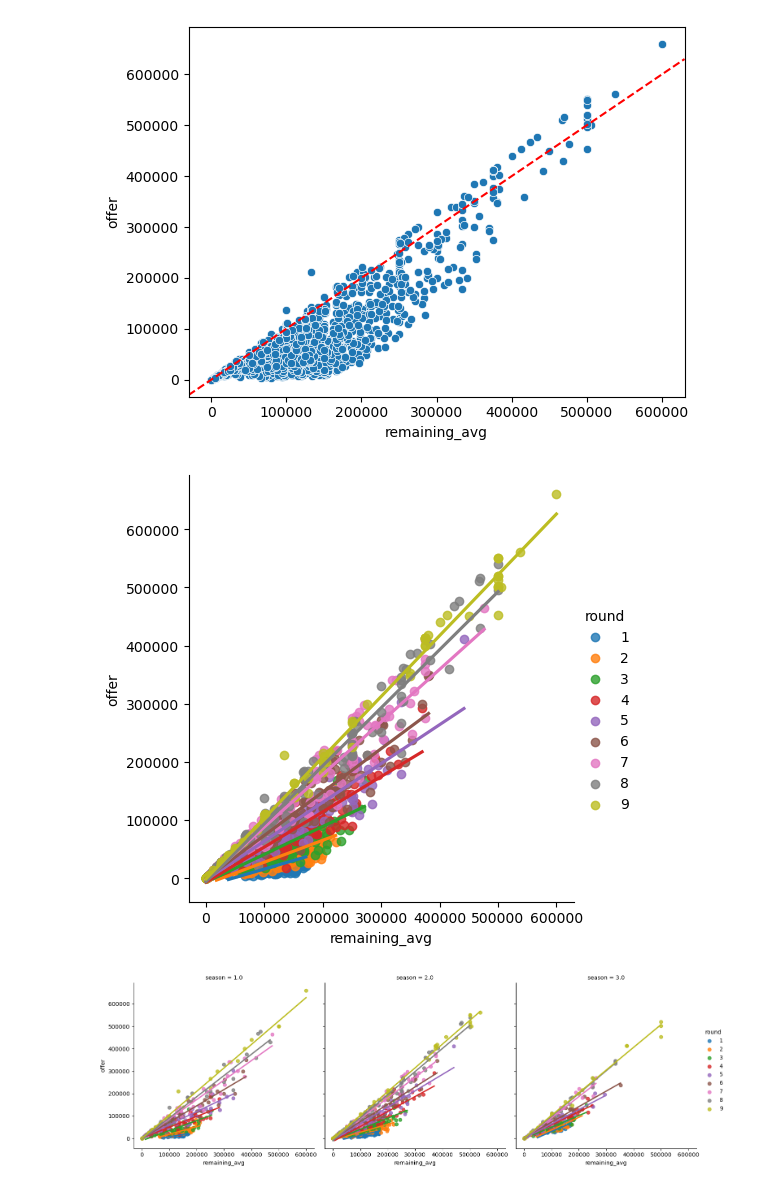
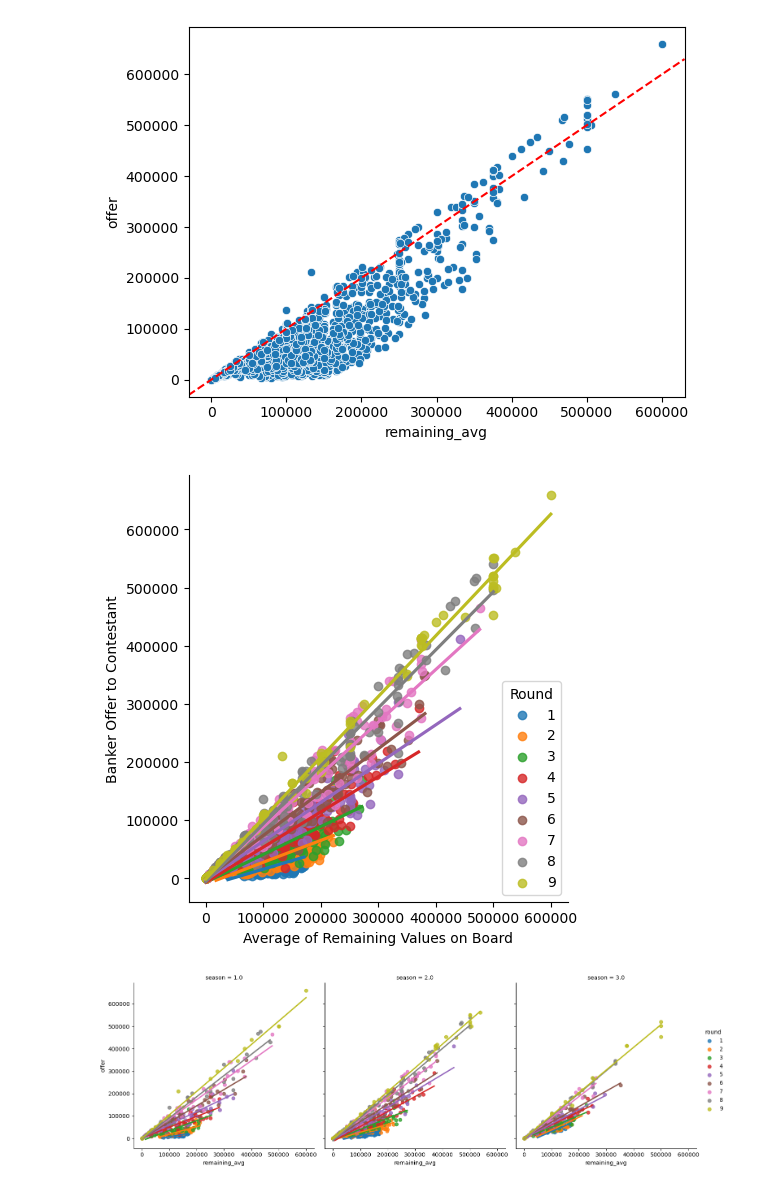
Before and after one commit to djmnason/dond_analysis, a Jupyter notebook: modeling/exploration.ipynb, the cells around one changed output. Saved outputs shown, nothing was run; the diff lists cells and outputs as text; code cells hidden in the pictures.

```diff
--- a/modeling/exploration.ipynb
+++ b/modeling/exploration.ipynb
@@ -204,10 +214,14 @@ plt.show()
 # %% [output]
 [figure]
 # %%
-sns.lmplot(data=offer_round_data, x='remaining_avg', y='offer', hue='round', ci=None, palette='tab10')
+sns.lmplot(data=offer_round_data, x='remaining_avg', y='offer', hue='round', ci=None, palette='tab10', legend=False)
+plt.ylabel('Banker Offer to Contestant')
+plt.xlabel('Average of Remaining Values on Board')
+plt.legend(title='Round', loc=4)
+# plt.savefig('offer_avg_lm.png')
 plt.show()
 # %% [output]
-[figure, old version]
+[figure, new version]
 # %%
 sns.lmplot(data=offer_round_data, x='remaining_avg', y='offer', hue='round', ci=None, col='season', palette='tab10')
 plt.show()
```
Also changed, not shown: parts of 3 cells of this notebook, 9 other files.
